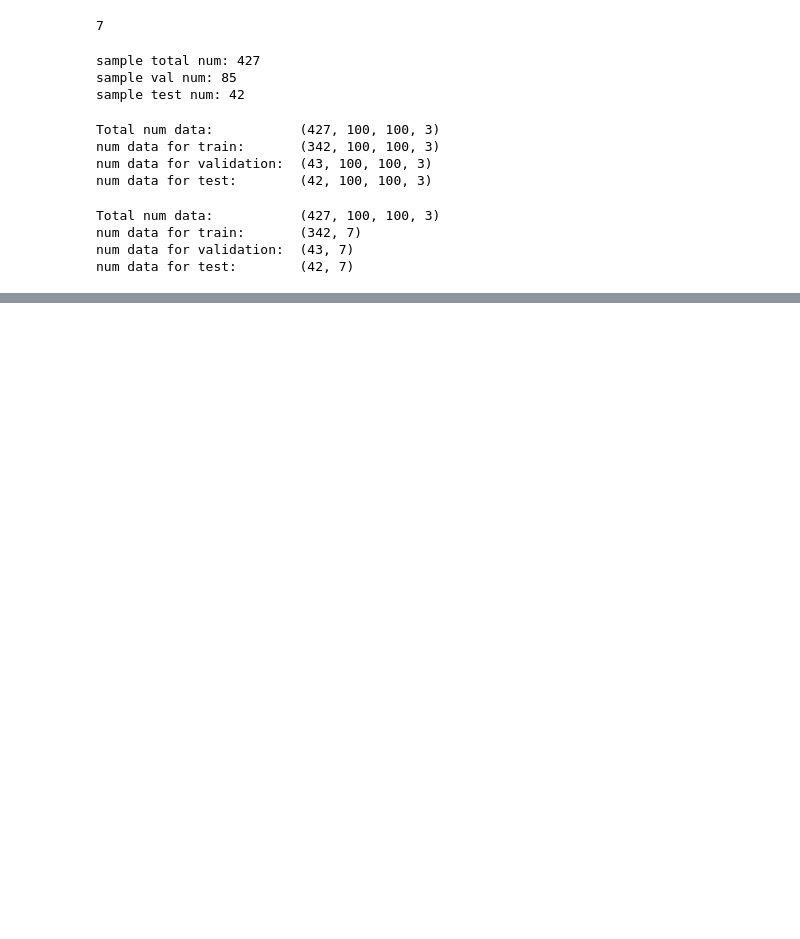
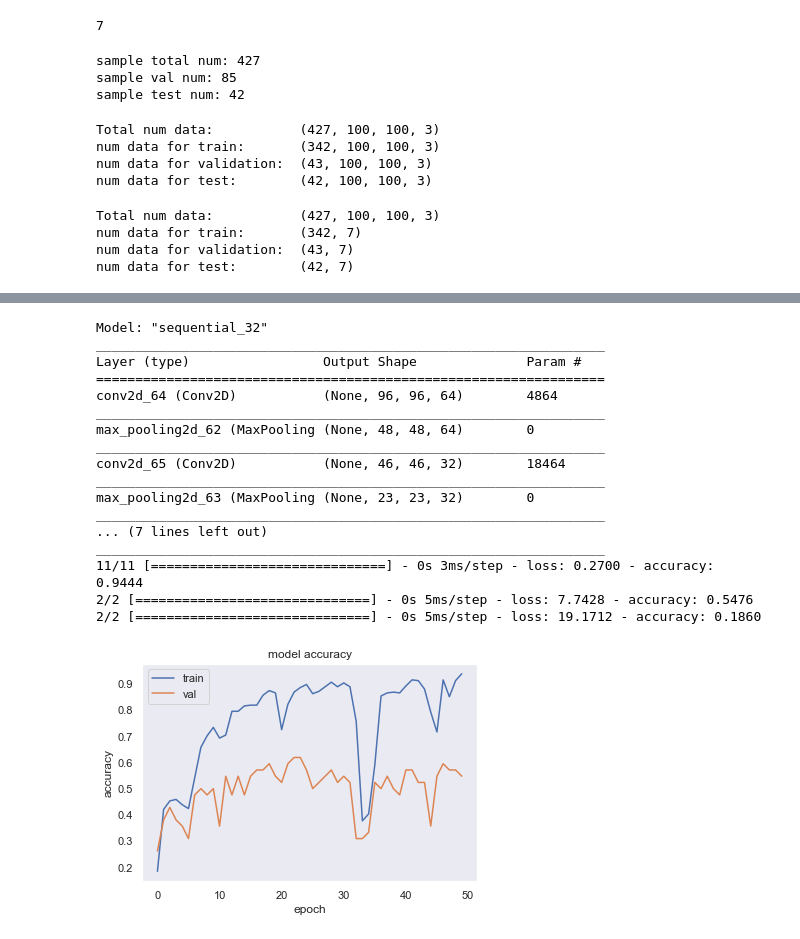
Before and after one commit to NamjuLee/Data-Design-AI-for-Urban-Data-and-Viz-Harvard-GSD-public, a Jupyter notebook: src/PART_06_Problem_Data_Model_Train_Validation/LAB_04_TexturePrediction/03_CNN.ipynb, the cells around one changed output, grey strips where cells are left out. Drawn from its saved outputs; the diff is of its cells as text; code cells hidden in the pictures; blank space fills up the shorter version.

```diff
--- a/src/PART_06_Problem_Data_Model_Train_Validation/LAB_04_TexturePrediction/03_CNN.ipynb
+++ b/src/PART_06_Problem_Data_Model_Train_Validation/LAB_04_TexturePrediction/03_CNN.ipynb
@@ -243,23 +249,52 @@ modelSecond.evaluate(valX, valY)
 # %%
-# modelSecond = Sequential()
-# modelSecond.add(Conv2D(128, kernel_size=(5,5),
-#                  input_shape=(100,100,3),
-#                  padding='valid',
-#                  activation='relu'))
-# modelSecond.add(MaxPooling2D(
-#                 pool_size=(2,2))
-#                 )
-# # modelSecond.add(Dropout(0.15))
-# modelSecond.add(Conv2D(64, kernel_size=(3,3),
-#                  padding='valid',
-#                  activation='relu'))
-# modelSecond.add(MaxPooling2D(
-#                 pool_size=(2,2))
-#                 )
-# # modelSecond.add(Dropout(0.5))
-# modelSecond.add(Flatten())
-# modelSecond.add(Dense(32, activation='relu'))
-# # modelSecond.add(Dropout(0.15))
-# modelSecond.add(Dense(NUM_CLASS, activation='softmax'))
-# print(modelSecond.summary())
+modelSecond = Sequential()
+modelSecond.add(Conv2D(64, kernel_size=(5,5), input_shape=(100,100,3), padding='valid', activation='relu'))
+modelSecond.add(MaxPooling2D(pool_size=(2,2)))
+# modelSecond.add(Dropout(0.15))
+modelSecond.add(Conv2D(32, kernel_size=(3,3), padding='valid', activation='relu'))
+modelSecond.add(MaxPooling2D(pool_size=(2,2)))
+# modelSecond.add(Dropout(0.5))
+modelSecond.add(Flatten())
+modelSecond.add(Dense(NUM_CLASS, activation='softmax'))
+
+modelSecond.summary()
+modelSecond.compile(loss='categorical_crossentropy',
+              optimizer='adam',
+              metrics=['accuracy'])
+
+histSecond = modelSecond.fit(
+    trainX, trainY,
+    epochs=50, batch_size=32,
+    verbose=0,
+    validation_data=(testX, testY)
+    )
+modelSecond.evaluate(trainX, trainY)
+modelSecond.evaluate(testX, testY)
+modelSecond.evaluate(valX, valY)
+plt.plot(histSecond.history['accuracy'])
+plt.plot(histSecond.history['val_accuracy'])
+plt.title('model accuracy')
+plt.ylabel('accuracy')
+plt.xlabel('epoch')
+plt.legend(['train', 'val'], loc='upper left')
+plt.show()
+# %% [output]
+Model: "sequential_32"
+_________________________________________________________________
+Layer (type)                 Output Shape              Param #
+=================================================================
+conv2d_64 (Conv2D)           (None, 96, 96, 64)        4864
+_________________________________________________________________
+max_pooling2d_62 (MaxPooling (None, 48, 48, 64)        0
+_________________________________________________________________
+conv2d_65 (Conv2D)           (None, 46, 46, 32)        18464
+_________________________________________________________________
+max_pooling2d_63 (MaxPooling (None, 23, 23, 32)        0
+_________________________________________________________________
+... (7 lines left out)
+_________________________________________________________________
+11/11 [==============================] - 0s 3ms/step - loss: 0.2700 - accuracy: 0.9444
+2/2 [==============================] - 0s 5ms/step - loss: 7.7428 - accuracy: 0.5476
+2/2 [==============================] - 0s 5ms/step - loss: 19.1712 - accuracy: 0.1860
+[figure, added]
 # %%
```
Also changed, not shown: parts of 11 cells of this notebook, 30 other files.
